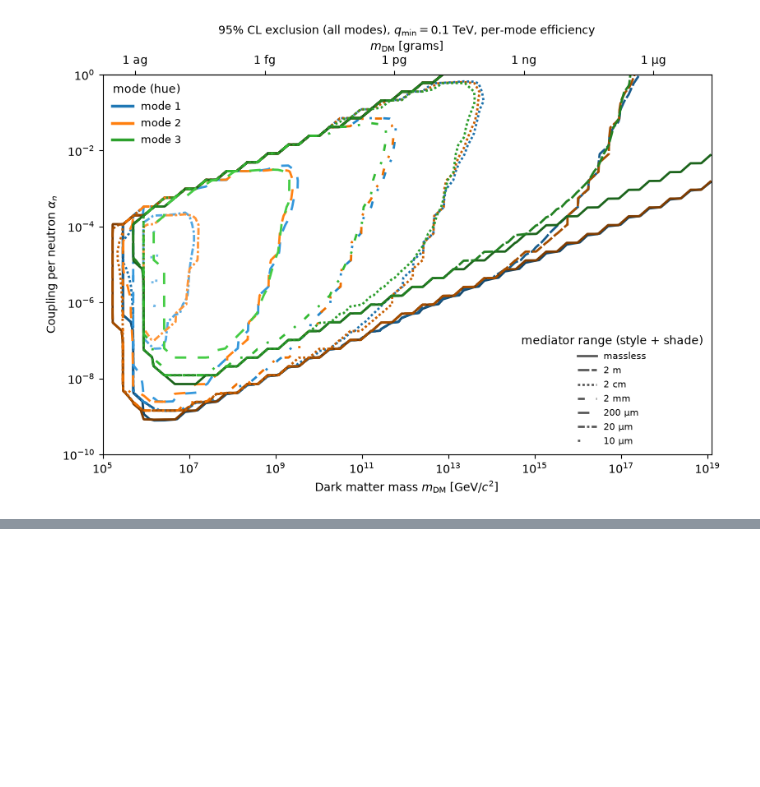
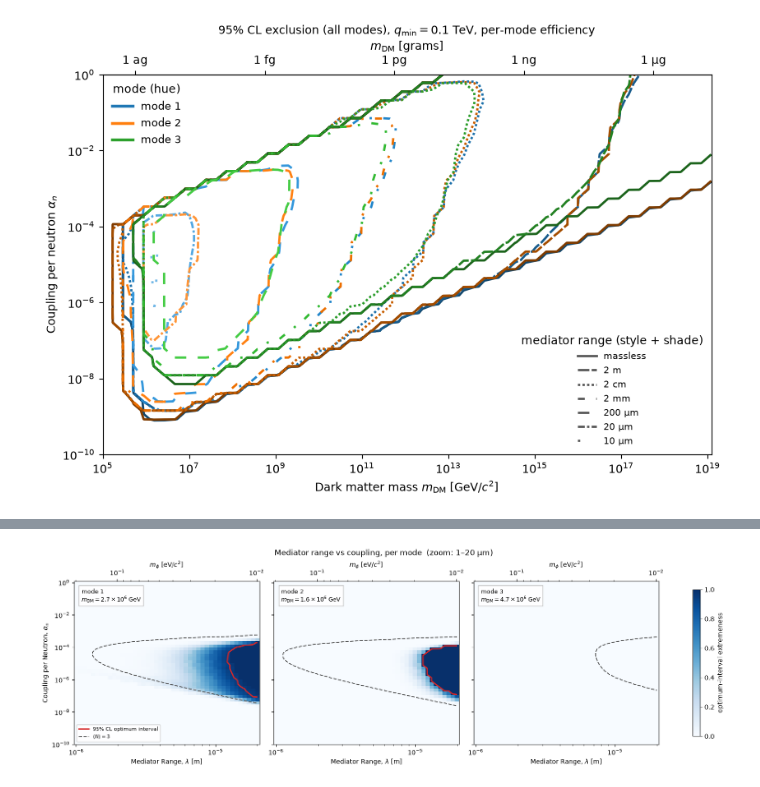
Before and after one commit to PolonaiseExperiment/luhdm, a Jupyter notebook: notebooks/04_mode_comparison.ipynb, the cells around one changed output, grey strips where cells are left out. Saved outputs shown, nothing was run; the diff lists cells and outputs as text; code cells hidden in the pictures; blank space fills up the shorter version.

```diff
--- a/notebooks/04_mode_comparison.ipynb
+++ b/notebooks/04_mode_comparison.ipynb
@@ -148,0 +208,5 @@ save_figure(fig, f"04_exclusion_{tag}"); plt.show()
+# %%
+mediator_panels(True, "04_mediator_vs_coupling_zoom",
+                r"Mediator range vs coupling, per mode  (zoom: 1–20 µm)")
+# %% [output]
+[figure, added]
```
Also changed, not shown: parts of 3 cells of this notebook, 36 other files.
